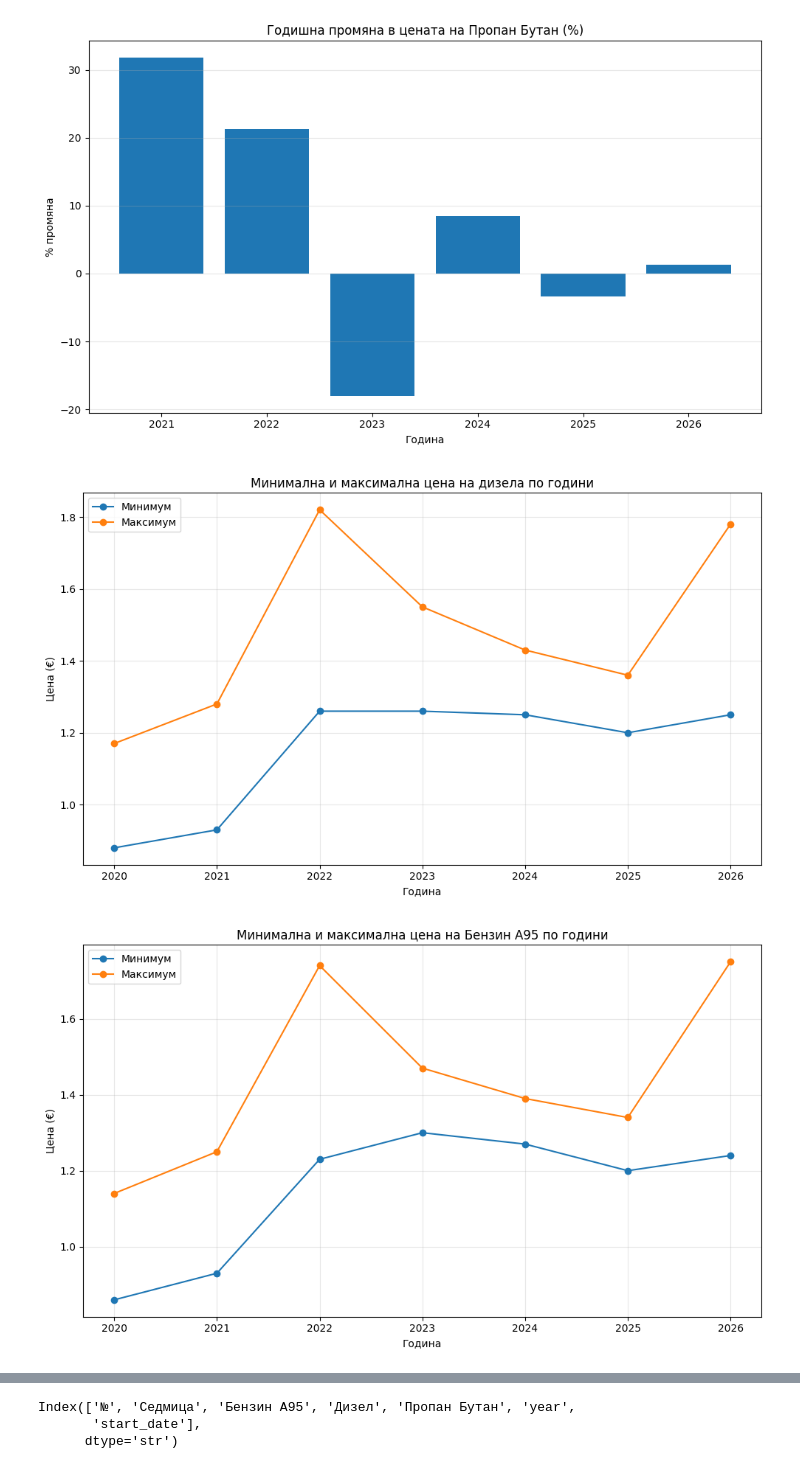
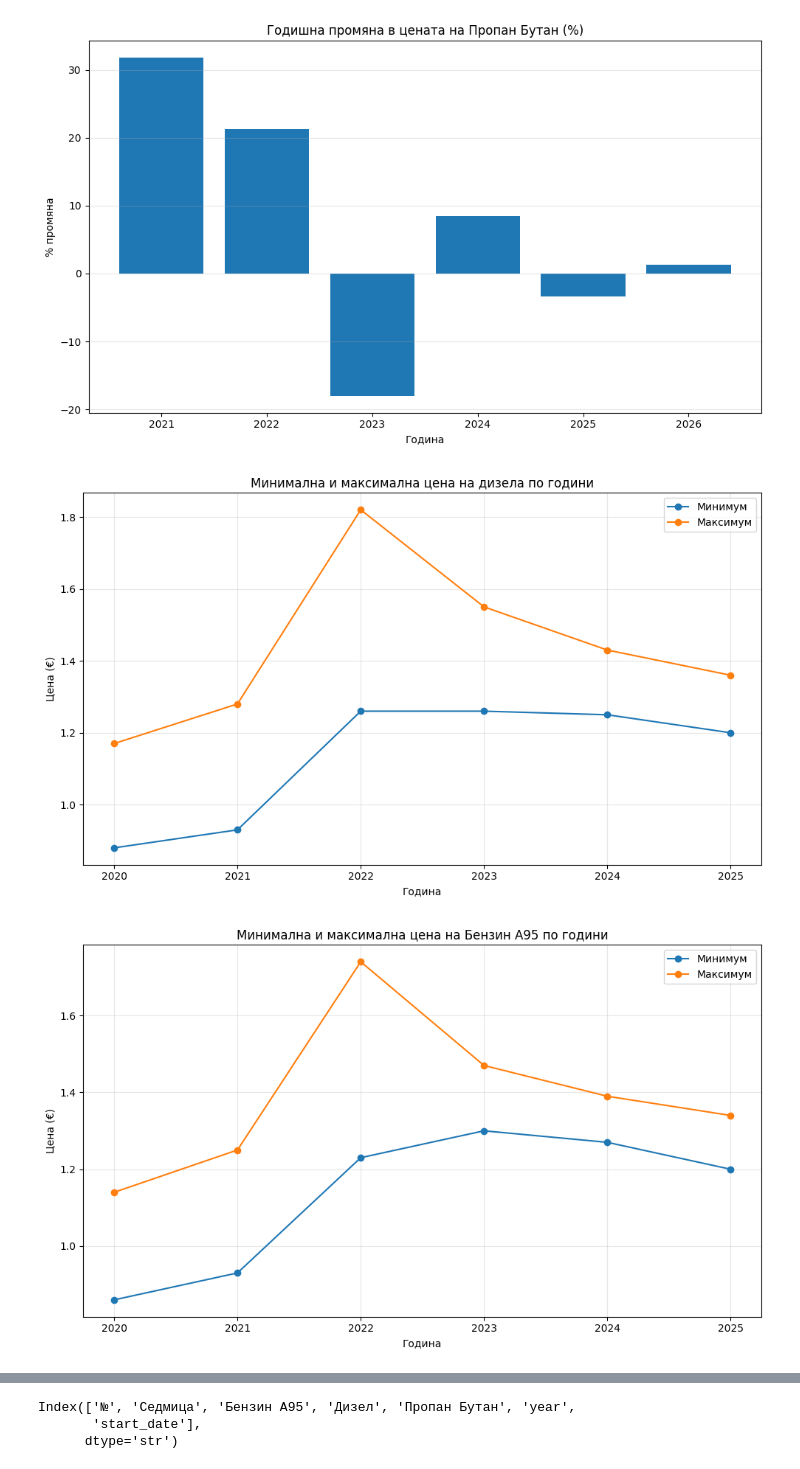
Before and after one commit to plamensve/fuel_sales, a Jupyter notebook: notebooks/eda.ipynb, the cells around one changed output, grey strips where cells are left out. Cells and saved outputs as stored; diff of their text form; code cells hidden in the pictures.

```diff
--- a/notebooks/eda.ipynb
+++ b/notebooks/eda.ipynb
@@ -191 +207,3 @@ print(f"Икономия при 50L: {savings:.2f} €")
+# %%
+data_2020_2025 = data[data['year'].isin([2020, 2021, 2022, 2023, 2024, 2025])]
 # %%
@@ -260,8 +278,8 @@ plt.show()
 # %% [output]
 [figure]
 # %%
-yearly_min = data.groupby("year")["Дизел"].min()
-yearly_max = data.groupby("year")["Дизел"].max()
+yearly_min = data_2020_2025.groupby("year")["Дизел"].min()
+yearly_max = data_2020_2025.groupby("year")["Дизел"].max()
 
 plt.figure(figsize=(10,6))
 
@@ -277,24 +295,24 @@ plt.grid(alpha=0.3)
 plt.tight_layout()
 plt.show()
 # %% [output]
-[figure, old version]
+[figure, new version]
 # %%
-yearly_min = data.groupby("year")["Бензин A95"].min()
-yearly_max = data.groupby("year")["Бензин A95"].max()
+yearly_min = data_2020_2025.groupby("year")["Бензин A95"].min()
+yearly_max = data_2020_2025.groupby("year")["Бензин A95"].max()
 
 plt.figure(figsize=(10,6))
 
 plt.plot(yearly_min.index, yearly_min.values, marker="o", label="Минимум")
 plt.plot(yearly_max.index, yearly_max.values, marker="o", label="Максимум")
 
 plt.title("Минимална и максимална цена на Бензин A95 по години")
 plt.xlabel("Година")
 plt.ylabel("Цена (€)")
 plt.legend()
 plt.grid(alpha=0.3)
 
 plt.tight_layout()
 plt.show()
 # %% [output]
-[figure, old version]
+[figure, new version]
 # %%
```
Also changed, not shown: parts of 16 cells of this notebook, 1 other file.
